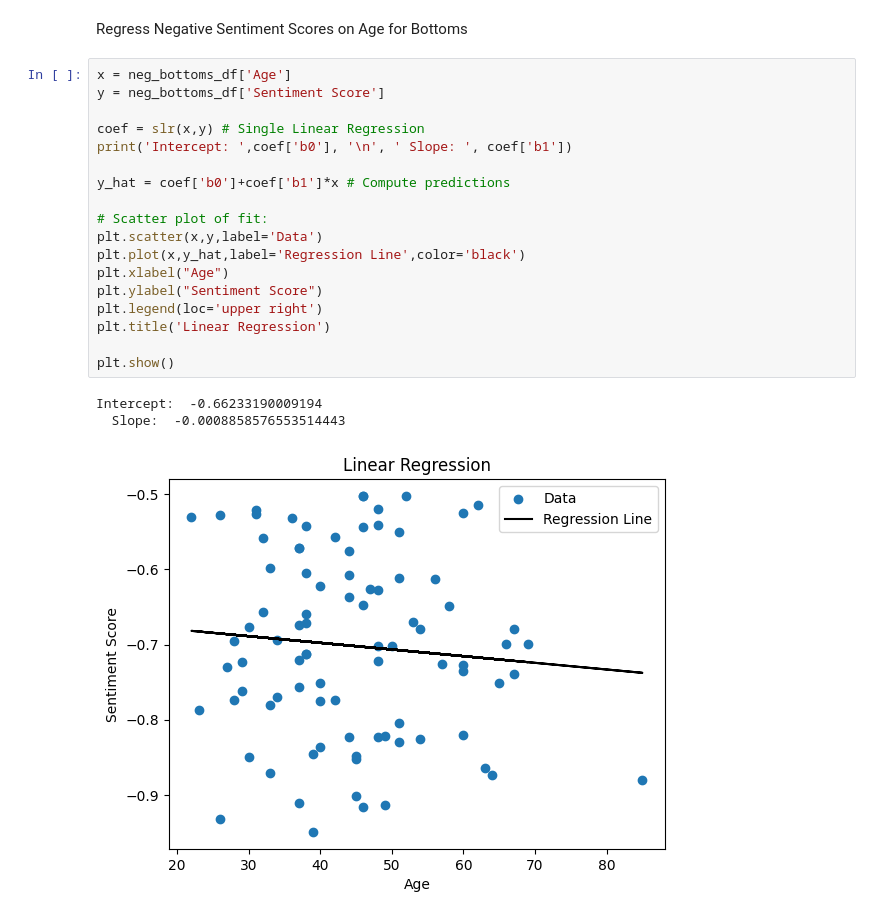
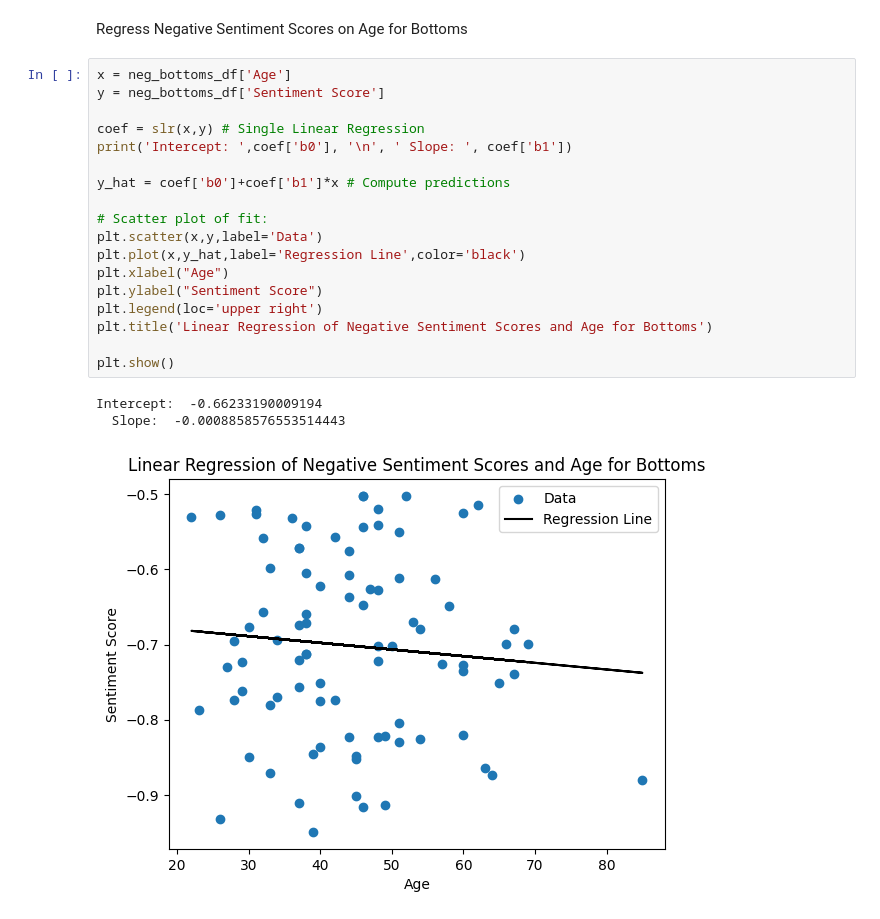
Before and after one commit to Sabrina-Hendricks/DS4002-Group13, a Jupyter notebook: Scripts/Ml3_Analysis_Negative.ipynb, the cells around one changed output. Cells and saved outputs as stored; diff of their text form.

```diff
--- a/Scripts/Ml3_Analysis_Negative.ipynb
+++ b/Scripts/Ml3_Analysis_Negative.ipynb
@@ -176,22 +139,22 @@ Regress Negative Sentiment Scores on Age for Bottoms
 # %%
 x = neg_bottoms_df['Age']
 y = neg_bottoms_df['Sentiment Score']
 
 coef = slr(x,y) # Single Linear Regression
 print('Intercept: ',coef['b0'], '\n', ' Slope: ', coef['b1'])
 
 y_hat = coef['b0']+coef['b1']*x # Compute predictions
 
 # Scatter plot of fit:
 plt.scatter(x,y,label='Data')
 plt.plot(x,y_hat,label='Regression Line',color='black')
 plt.xlabel("Age")
 plt.ylabel("Sentiment Score")
 plt.legend(loc='upper right')
-plt.title('Linear Regression')
+plt.title('Linear Regression of Negative Sentiment Scores and Age for Bottoms')
 
 plt.show()
 # %% [output]
 Intercept:  -0.66233190009194
   Slope:  -0.0008858576553514443
-[figure, old version]
+[figure, new version]
```
Also changed, not shown: parts of 6 cells of this notebook.
